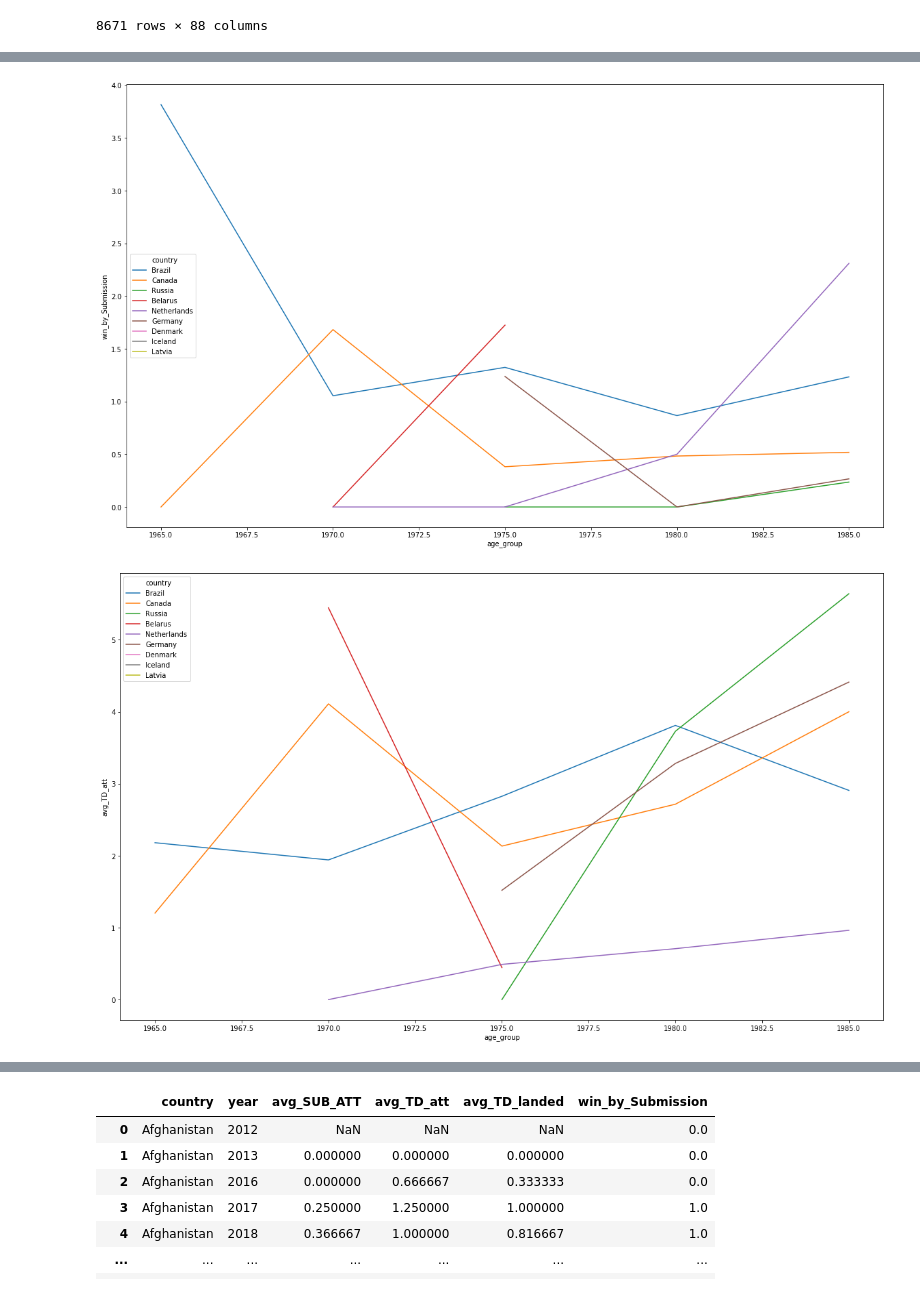
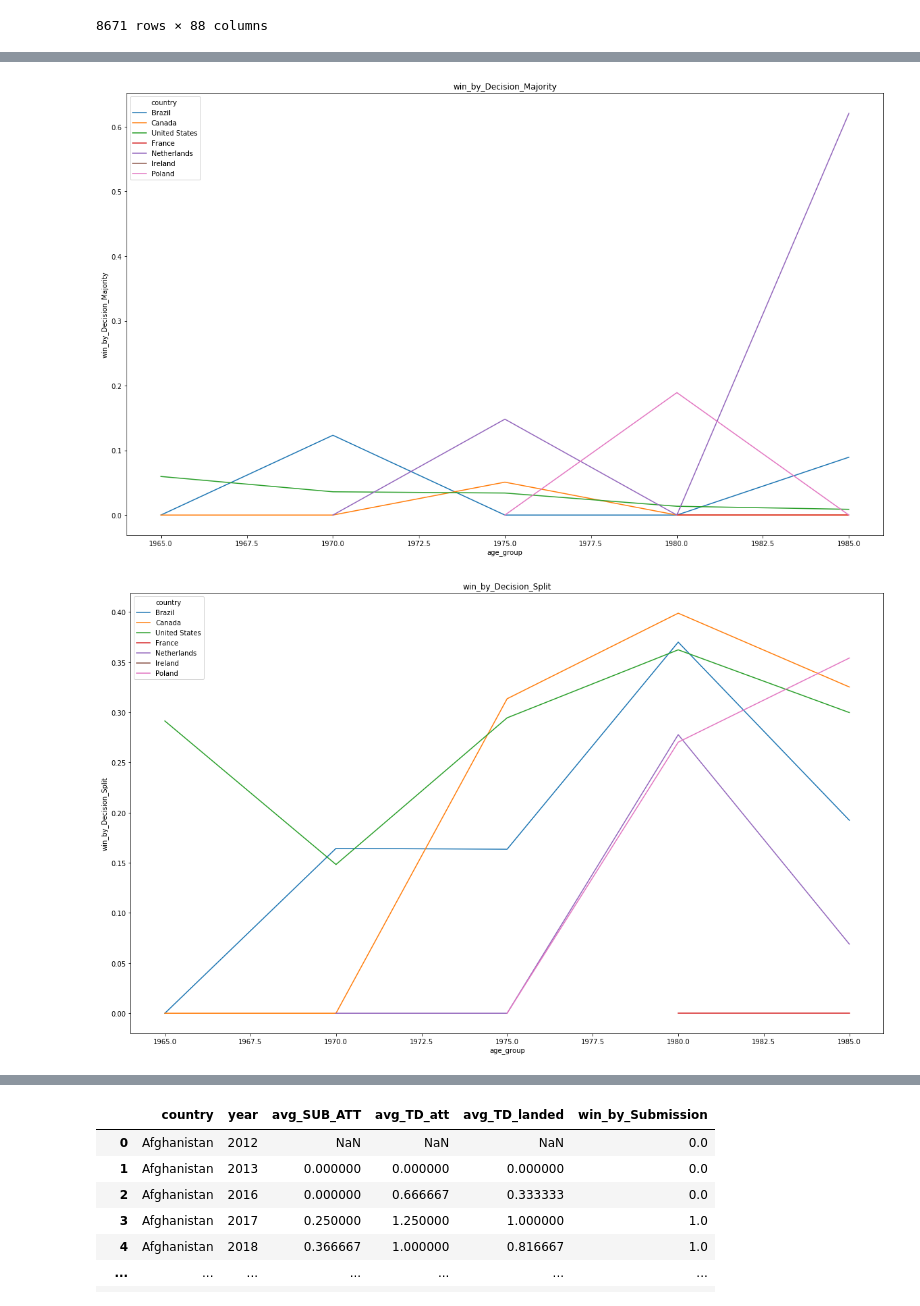
Before and after one commit to ekoly/DS-Unit-1-Build, a Jupyter notebook: ipynb/explore_data.ipynb, the cells around one changed output, grey strips where cells are left out. Drawn from its saved outputs; the diff is of its cells as text; code cells hidden in the pictures.

```diff
--- a/ipynb/explore_data.ipynb
+++ b/ipynb/explore_data.ipynb
@@ -485,9 +496,7 @@ fighters_df
 8671 rows × 88 columns
 # %%
 values = ["win_by_Decision_Majority", "win_by_Decision_Split", "win_by_Decision_Unanimous", "win_by_KO/TKO", "win_by_Submission", "win_by_TKO_Doctor_Stoppage"]
-values = ["avg_TOTAL_STR_att", "avg_TOTAL_STR_landed", "avg_TD_att", "avg_TD_landed", "avg_SUB_ATT"]
-
-values = ["win_by_Submission", "avg_TD_att", "avg_TD_landed", "avg_SUB_ATT"]
+#values = ["avg_TOTAL_STR_att", "avg_TOTAL_STR_landed", "avg_TD_att", "avg_TD_landed", "avg_SUB_ATT"]
 # %%
 wins_df = fighters_df.pivot_table(values=values, index=["age_group", "country"]).reset_index(["age_group", "country"])
 wins_df
@@ -508,15 +517,16 @@ wins_df
 # %%
 countries = ["United States", "Netherlands", "France", "Brazil", "Poland"]
 
 def graphByCountries(data, x="age_group", y="win_by_Decision_Majority", hue="country"):
 
   fig, ax = plt.subplots(figsize=(20, 12))
   sns.lineplot(x=data[x], y=data[y], hue=data[hue], ax=ax)
+  return ax
 
 for value in values:
   countries = wins_df.sort_values(by=values).tail(10)["country"]
-  graphByCountries(wins_df[wins_df["country"].isin(countries)], y=value)
+  ax = graphByCountries(wins_df[wins_df["country"].isin(countries)], y=value)
   ax.set_title(value)
 # %% [output]
-[figure, old version]
+[figure, new version]
-[figure, old version]
+[figure, new version]
```
Also changed, not shown: parts of 22 cells of this notebook.
